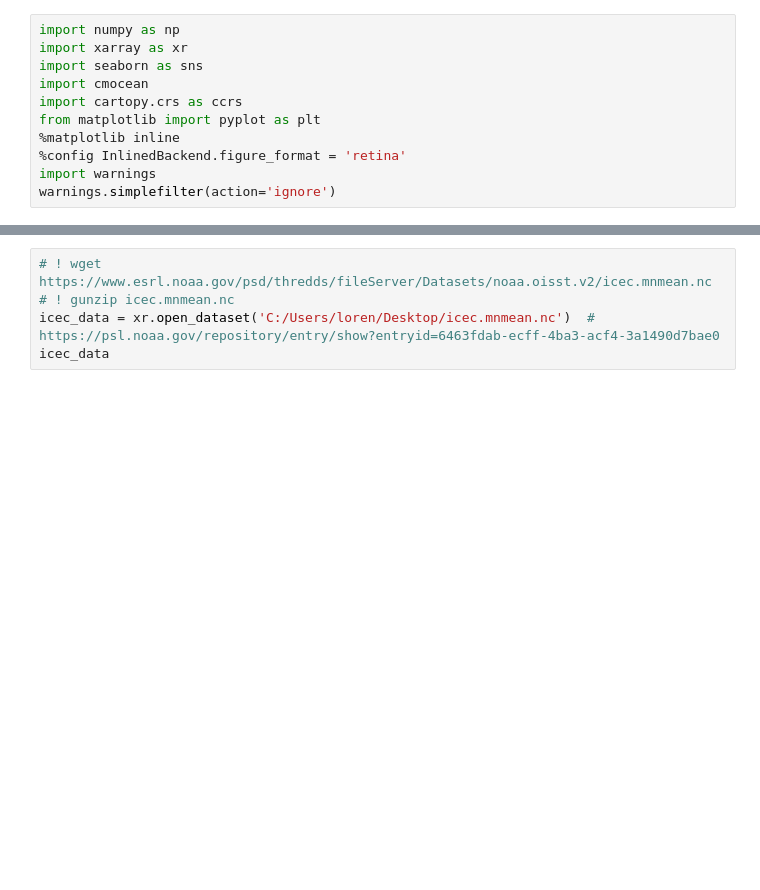
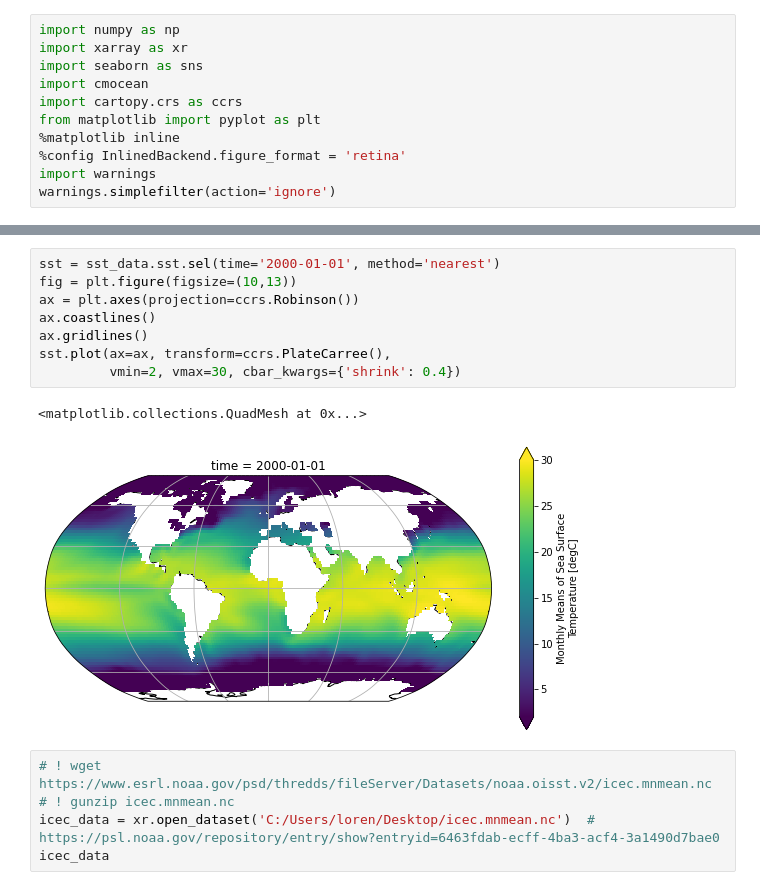
Before and after one commit to lorenzlorg/Big-Data-GIS-project, a Jupyter notebook: project.ipynb, the cells around one changed output, grey strips where cells are left out. Cells and saved outputs as stored; diff of their text form; blank space fills up the shorter version.

```diff
--- a/project.ipynb
+++ b/project.ipynb
@@ -32,6 +40,17 @@ Attributes: (12/37)
     summary:                   ERSST.v5 is developed based on v4 after revisi...
     dataset_title:             NOAA Extended Reconstructed SST V5
     data_modified:             2022-05-01
+# %%
+sst = sst_data.sst.sel(time='2000-01-01', method='nearest')
+fig = plt.figure(figsize=(10,13))
+ax = plt.axes(projection=ccrs.Robinson())
+ax.coastlines()
+ax.gridlines()
+sst.plot(ax=ax, transform=ccrs.PlateCarree(),
+         vmin=2, vmax=30, cbar_kwargs={'shrink': 0.4})
+# %% [output]
+<matplotlib.collections.QuadMesh at 0x...>
+[figure, added]
 # %%
 # ! wget https://www.esrl.noaa.gov/psd/thredds/fileServer/Datasets/noaa.oisst.v2/icec.mnmean.nc
 # ! gunzip icec.mnmean.nc
```
Also changed, not shown: parts of 5 cells of this notebook.
